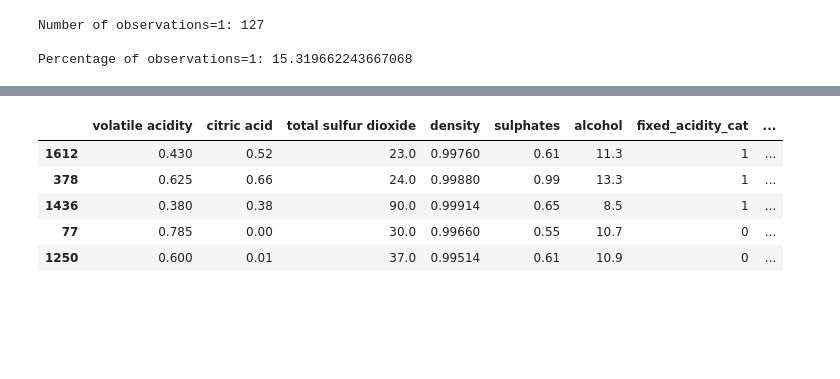
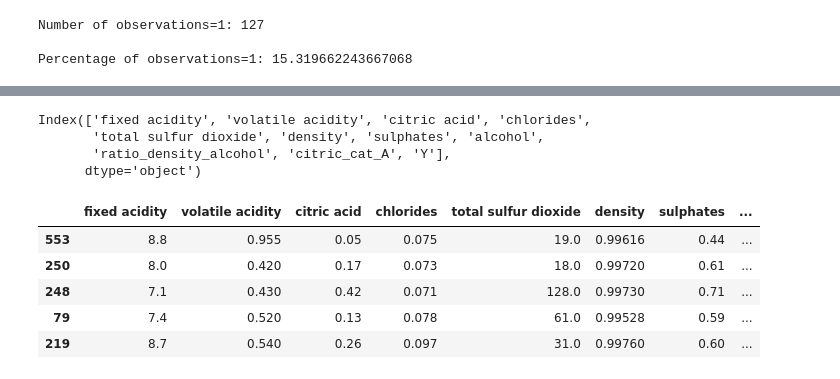
Before and after one commit to guillaumeovf/CarLoanDefault, a Jupyter notebook: wine_quality.ipynb, the cells around one changed output, grey strips where cells are left out. Drawn from its saved outputs; the diff is of its cells as text; code cells hidden in the pictures; blank space fills up the shorter version.

```diff
--- a/wine_quality.ipynb
+++ b/wine_quality.ipynb
@@ -1323,9 +1305,19 @@ Index(['volatile acidity', 'citric acid', 'total sulfur dioxide', 'density',
-# %%
-train[selected_X].head()
-# %% [output]
-|  | volatile acidity | citric acid | total sulfur dioxide | density | sulphates | alcohol | fixed_acidity_cat | ... |
-| 1612 | 0.430 | 0.52 | 23.0 | 0.99760 | 0.61 | 11.3 | 1 | ... |
-| 378 | 0.625 | 0.66 | 24.0 | 0.99880 | 0.99 | 13.3 | 1 | ... |
-| 1436 | 0.380 | 0.38 | 90.0 | 0.99914 | 0.65 | 8.5 | 1 | ... |
-| 77 | 0.785 | 0.00 | 30.0 | 0.99660 | 0.55 | 10.7 | 0 | ... |
-| 1250 | 0.600 | 0.01 | 37.0 | 0.99514 | 0.61 | 10.9 | 0 | ... |
+# %%
+# Get the final list of features and add the target
+
+final_list_features = selected_X.append(pd.Index(['Y']))
+final_list_features
+# %% [output]
+Index(['fixed acidity', 'volatile acidity', 'citric acid', 'chlorides',
+       'total sulfur dioxide', 'density', 'sulphates', 'alcohol',
+       'ratio_density_alcohol', 'citric_cat_A', 'Y'],
+      dtype='object')
+# %%
+train_smote[final_list_features].head()
+# %% [output]
+|  | fixed acidity | volatile acidity | citric acid | chlorides | total sulfur dioxide | density | sulphates | ... |
+| 553 | 8.8 | 0.955 | 0.05 | 0.075 | 19.0 | 0.99616 | 0.44 | ... |
+| 250 | 8.0 | 0.420 | 0.17 | 0.073 | 18.0 | 0.99720 | 0.61 | ... |
+| 248 | 7.1 | 0.430 | 0.42 | 0.071 | 128.0 | 0.99730 | 0.71 | ... |
+| 79 | 7.4 | 0.520 | 0.13 | 0.078 | 61.0 | 0.99528 | 0.59 | ... |
+| 219 | 8.7 | 0.540 | 0.26 | 0.097 | 31.0 | 0.99760 | 0.60 | ... |
```
Also changed, not shown: parts of 4 cells of this notebook.
